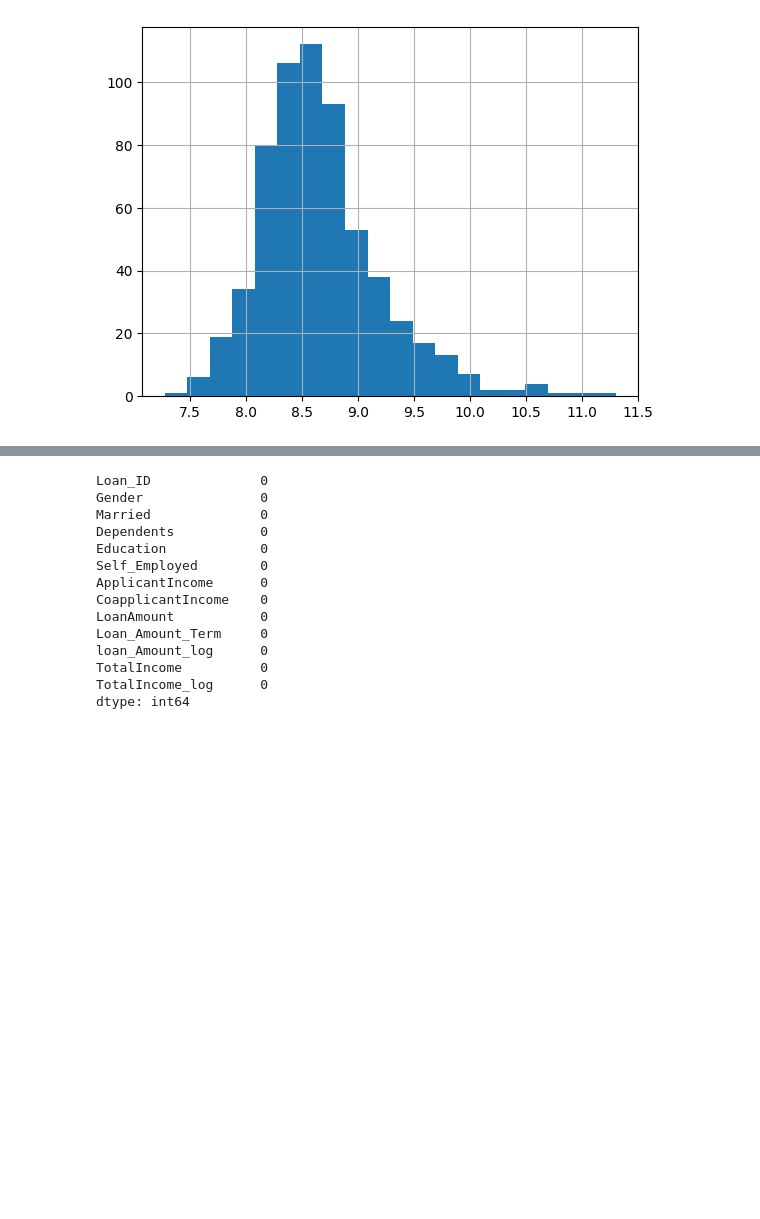
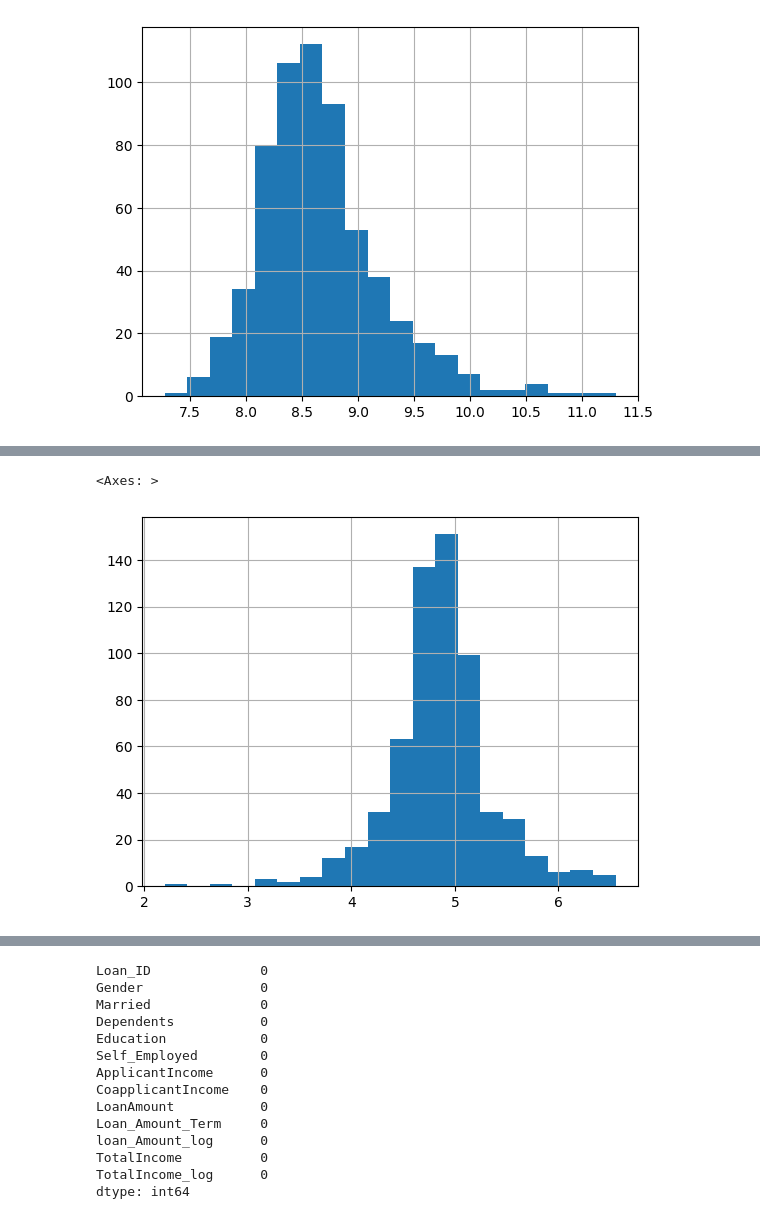
Before and after one commit to dilancodecircle-star/ML-projects-, a Jupyter notebook: Loan_approve_system.ipynb, the cells around one changed output, grey strips where cells are left out. Saved outputs shown, nothing was run; the diff lists cells and outputs as text; code cells hidden in the pictures; blank space fills up the shorter version.

```diff
--- a/Loan_approve_system.ipynb
+++ b/Loan_approve_system.ipynb
@@ -125,5 +147,10 @@ df.LoanAmount = df.LoanAmount.fillna(df.LoanAmount.mean())
 # %%
 df.loan_Amount_log = df.loan_Amount_log.fillna(df.loan_Amount_log.mean())
+# %%
+df['loan_Amount_log'].hist(bins = 20)
+# %% [output]
+<Axes: >
+[figure, added]
 # %%
 df.fillna({'Loan_Amount_Term': df['Loan_Amount_Term'].mode()[0]}, inplace=True)
 df.fillna({'Gender': df['Gender'].mode()[0]}, inplace=True)
```
Also changed, not shown: parts of 6 cells of this notebook.
